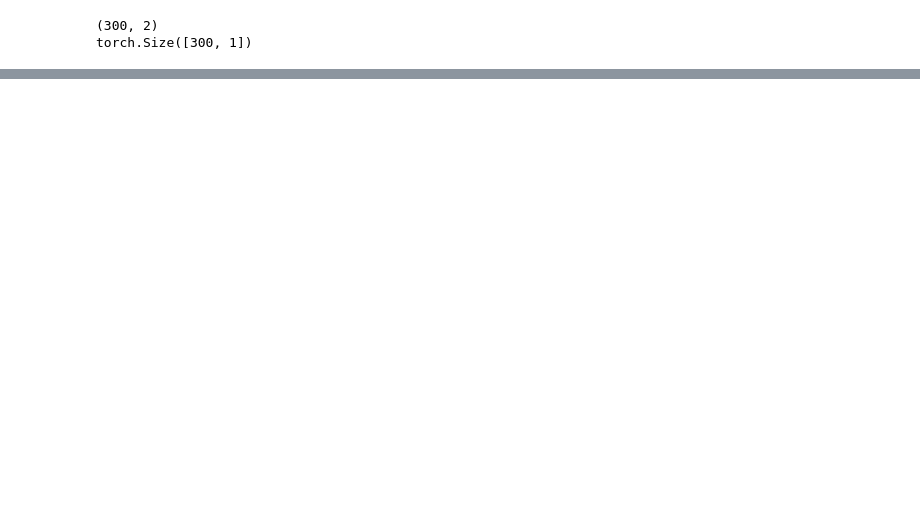
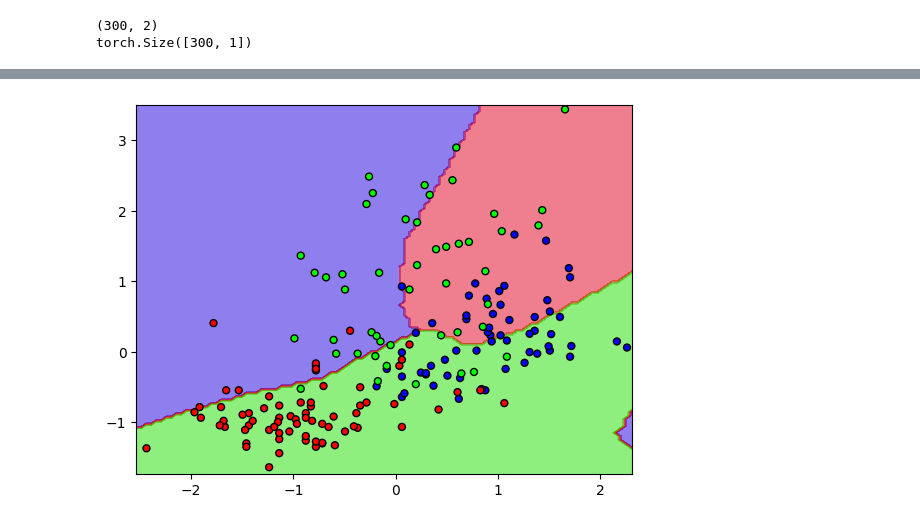
Before and after one commit to jpanacleto2/Machine-learning-experiments, a Jupyter notebook: MlPytorch.ipynb, the cells around one changed output, grey strips where cells are left out. Drawn from its saved outputs; the diff is of its cells as text; code cells hidden in the pictures; blank space fills up the shorter version.

```diff
--- a/MlPytorch.ipynb
+++ b/MlPytorch.ipynb
@@ -724,0 +970,15 @@ Se certifique que o notebook está na configuração desejada (CPU/GPU). Para is
+# %%
+print(device) #imprime se e cpu ou gpu
+
+input_size  = data.shape[1]
+hidden_size = 32
+out_size    = len(wine.target_names) # numero de classes
+
+net = nn.Sequential(
+    nn.Linear(input_size, hidden_size),
+    nn.ReLU(),
+    nn.Linear(hidden_size, out_size),
+    nn.Softmax()
+)
+
+net = net.to(device)
@@ -724,0 +994,31 @@ Se certifique que o notebook está na configuração desejada (CPU/GPU). Para is
+# %%
+import numpy as np
+
+def plot_boundary(X, y, model):
+  x_min, x_max = X[:, 0].min()-0.1, X[:, 0].max()+0.1
+  y_min, y_max = X[:, 1].min()-0.1, X[:, 1].max()+0.1
+
+  spacing = min(x_max - x_min, y_max - y_min) / 100
+
+  XX, YY = np.meshgrid(np.arange(x_min, x_max, spacing),
+                       np.arange(y_min, y_max, spacing))
+
+  data = np.hstack((XX.ravel().reshape(-1,1),
+                    YY.ravel().reshape(-1,1)))
+
+  # For binary problems
+  # db_prob = model(Variable(torch.Tensor(data)).cuda() )
+  # clf = np.where(db_prob.cpu().data < 0.5,0,1)
+
+  # For multi-class problems
+  db_prob = model(torch.Tensor(data).to(device) )
+  clf = np.argmax(db_prob.cpu().data.numpy(), axis=-1)
+
+  Z = clf.reshape(XX.shape)
+
+  plt.contourf(XX, YY, Z, cmap=plt.cm.brg, alpha=0.5)
+  plt.scatter(X[:,0], X[:,1], c=y, edgecolors='k', s=25, cmap=plt.cm.brg)
+# %%
+plot_boundary(data, targets, net)
+# %% [output]
+[figure, added]
```
Also changed, not shown: parts of 66 cells of this notebook, 1 other file.
